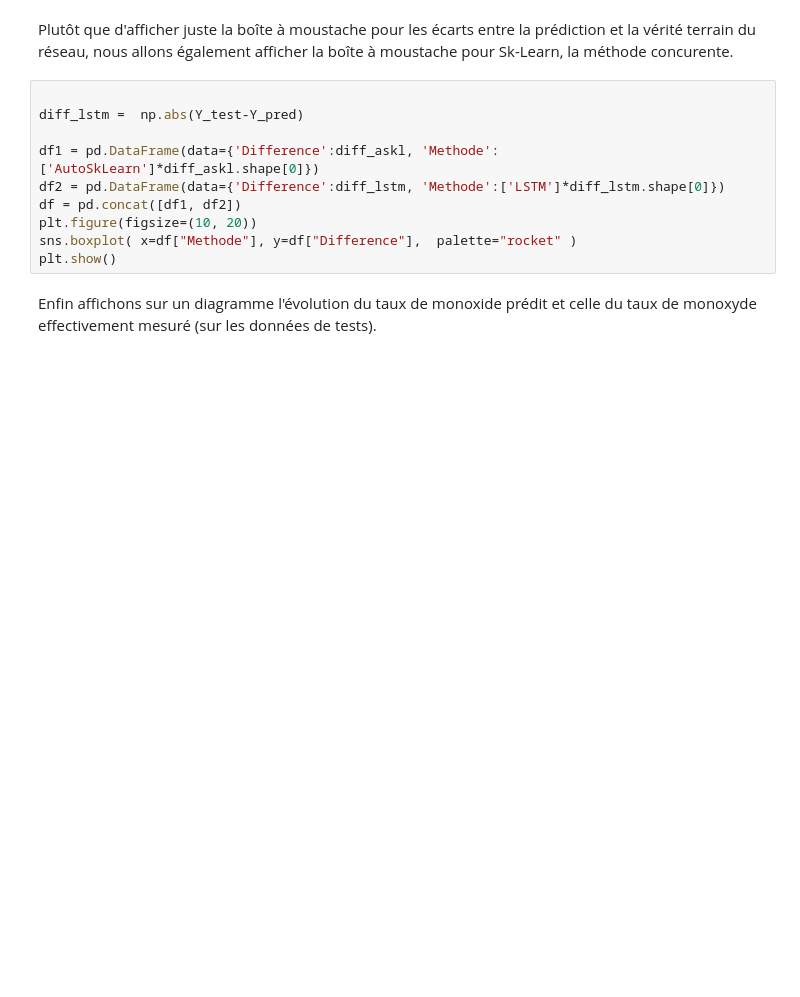
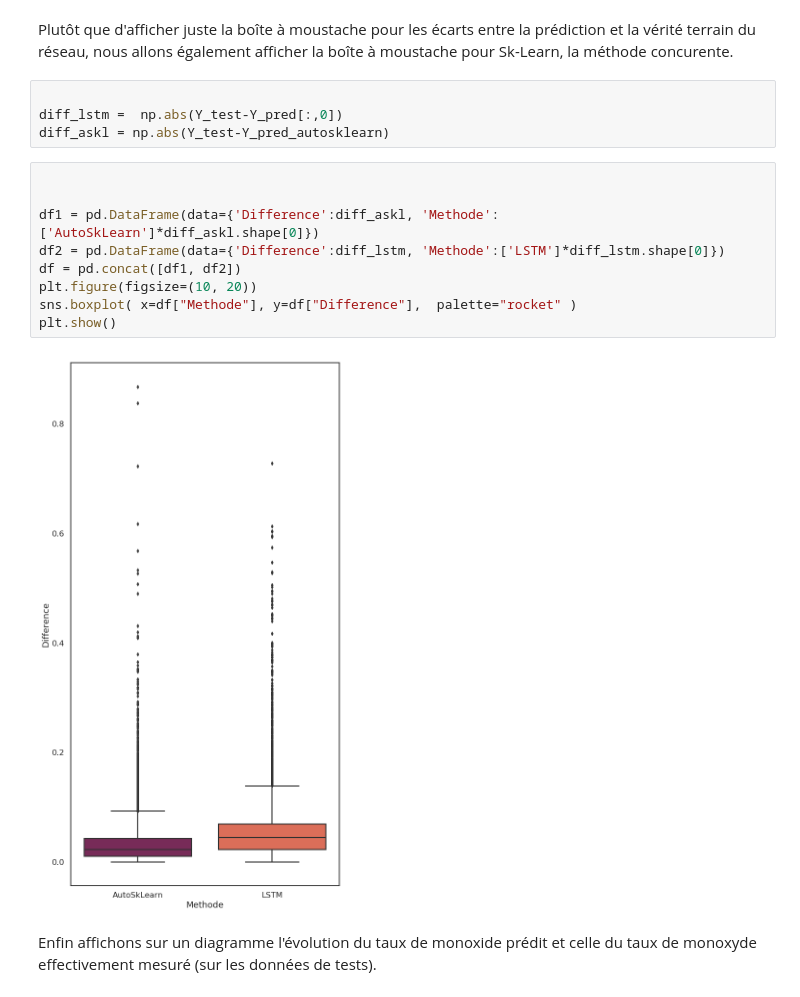
Before and after one commit to makinacorpus/tutorials, a Jupyter notebook: machine_learning/Prédiction taux de monoxyde.ipynb, the cells around one changed output. Drawn from its saved outputs; the diff is of its cells as text; blank space fills up the shorter version.

```diff
--- a/machine_learning/Prédiction taux de monoxyde.ipynb
+++ b/machine_learning/Prédiction taux de monoxyde.ipynb
@@ -440,15 +445,20 @@ print("R2 score:", sklearn.metrics.r2_score(Y_test, Y_pred))
 # %% [markdown]
 Plutôt que d'afficher juste la boîte à moustache pour les écarts entre la prédiction et la vérité terrain du réseau, nous allons également afficher la boîte à moustache pour Sk-Learn, la méthode concurente.
+# %%
+
+diff_lstm =  np.abs(Y_test-Y_pred[:,0])
+diff_askl = np.abs(Y_test-Y_pred_autosklearn)
 # %%
 
-diff_lstm =  np.abs(Y_test-Y_pred)
 
 df1 = pd.DataFrame(data={'Difference':diff_askl, 'Methode': ['AutoSkLearn']*diff_askl.shape[0]})
 df2 = pd.DataFrame(data={'Difference':diff_lstm, 'Methode':['LSTM']*diff_lstm.shape[0]})
 df = pd.concat([df1, df2])
 plt.figure(figsize=(10, 20))
 sns.boxplot( x=df["Methode"], y=df["Difference"],  palette="rocket" )
 plt.show()
+# %% [output]
+[figure, added]
 # %% [markdown]
 Enfin affichons sur un diagramme l'évolution du taux de monoxide prédit et celle du taux de monoxyde effectivement mesuré (sur les données de tests).
 # %%
```
Also changed, not shown: parts of 4 cells of this notebook.
